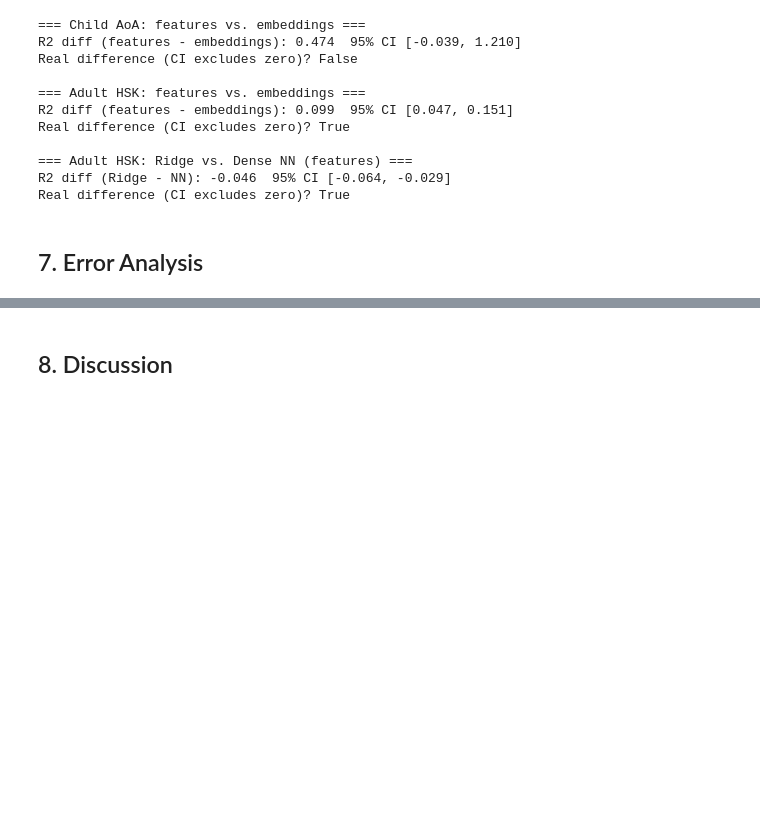
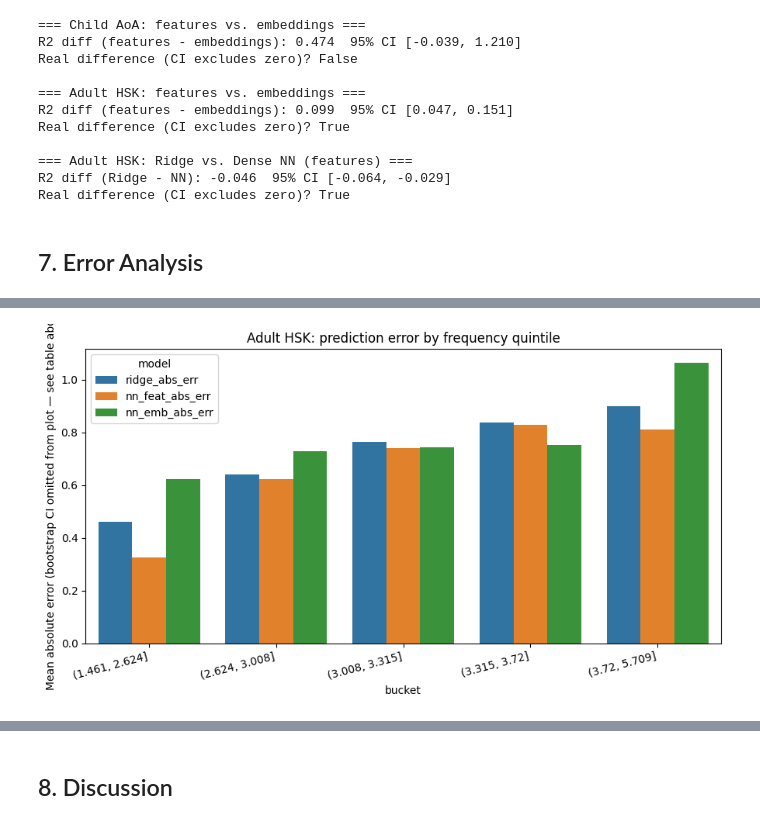
Before and after one commit to Slavena1/Softuni-Deep-Learning-Final-Project, a Jupyter notebook: notebook/analysis.ipynb, the cells around one changed output, grey strips where cells are left out. Drawn from its saved outputs; the diff is of its cells as text; code cells hidden in the pictures; blank space fills up the shorter version.

```diff
--- a/notebook/analysis.ipynb
+++ b/notebook/analysis.ipynb
@@ -451,3 +452,18 @@ R2 diff (Ridge - NN): -0.046  95% CI [-0.064, -0.029]
 Real difference (CI excludes zero)? True
 # %% [markdown]
 ## 7. Error Analysis
+# %%
+child_errors = df_child_analysis.iloc[idx_c_test][['word', 'log_frequency', 'concreteness', 'word_length']].copy()
+child_errors['aoa_true'] = y_c_test
+child_errors['ridge_abs_err'] = np.abs(y_c_test - y_c_pred)
+child_errors['nn_feat_abs_err'] = np.abs(y_c_test - metrics_nn_child['y_pred'])
+child_errors['nn_emb_abs_err'] = np.abs(y_c_test - metrics_nn_child_emb['y_pred'])
+
+adult_errors = df_adult_analysis.iloc[idx_a_test][['word', 'log_frequency', 'concreteness', 'word_length']].copy()
+adult_errors['hsk_true'] = y_a_test
+adult_errors['ridge_abs_err'] = np.abs(y_a_test - y_a_pred)
+adult_errors['nn_feat_abs_err'] = np.abs(y_a_test - metrics_nn_adult['y_pred'])
+adult_errors['nn_emb_abs_err'] = np.abs(y_a_test - metrics_nn_adult_emb['y_pred'])
+
+print(f"Child error table: {child_errors.shape}")
+print(f"Adult error table: {adult_errors.shape}")
@@ -453,0 +478,9 @@ Real difference (CI excludes zero)? True
+# %%
+error_cols = ['ridge_abs_err', 'nn_feat_abs_err', 'nn_emb_abs_err']
+
+for strat_col in ['log_frequency', 'concreteness', 'word_length']:
+    print(f"\n{'='*20} Child AoA — by {strat_col} {'='*20}")
+    display(ev.stratified_error_analysis(child_errors, error_cols, strat_col))
+
+    print(f"\n{'='*20} Adult HSK — by {strat_col} {'='*20}")
+    display(ev.stratified_error_analysis(adult_errors, error_cols, strat_col))
@@ -453,0 +569,11 @@ Real difference (CI excludes zero)? True
+# %%
+adult_freq_strat = ev.stratified_error_analysis(adult_errors, error_cols, 'log_frequency')
+plt.figure(figsize=(9, 5))
+sns.barplot(data=adult_freq_strat, x='bucket', y='mean_error', hue='model')
+plt.xticks(rotation=15, ha='right')
+plt.title('Adult HSK: prediction error by frequency quintile')
+plt.ylabel('Mean absolute error (bootstrap CI omitted from plot — see table above)')
+plt.tight_layout()
+plt.show()
+# %% [output]
+[figure, added]
```
Also changed, not shown: parts of 7 cells of this notebook.
